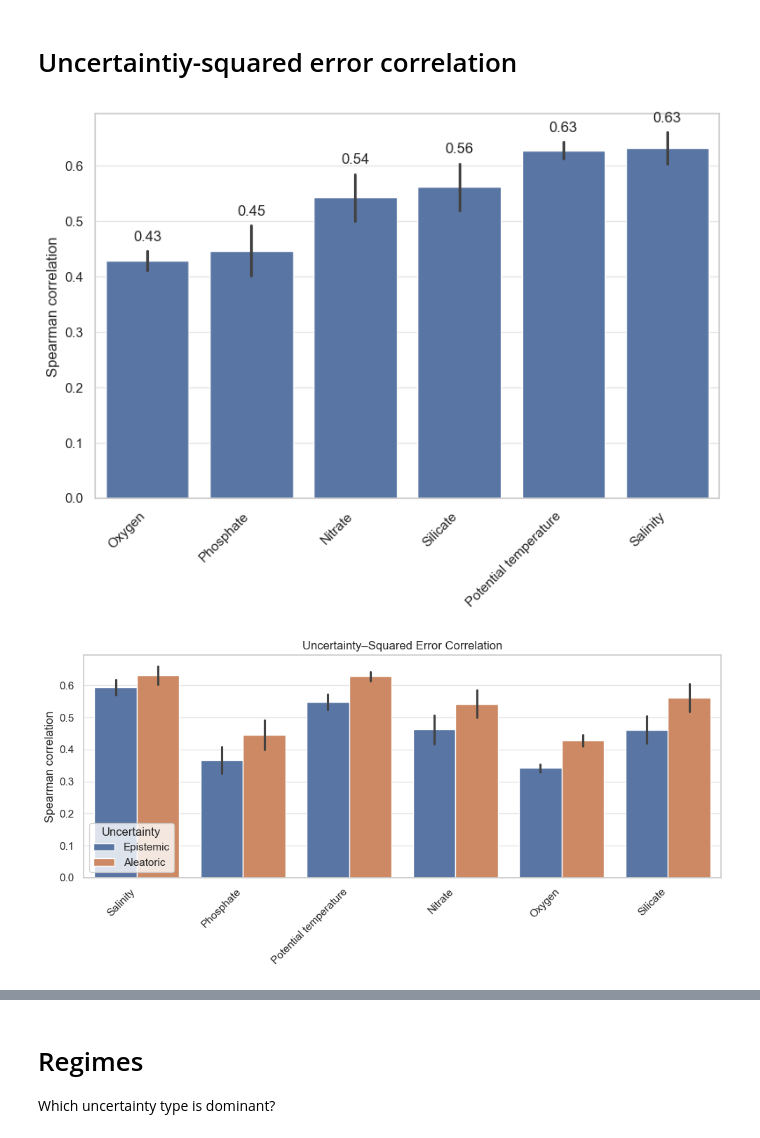
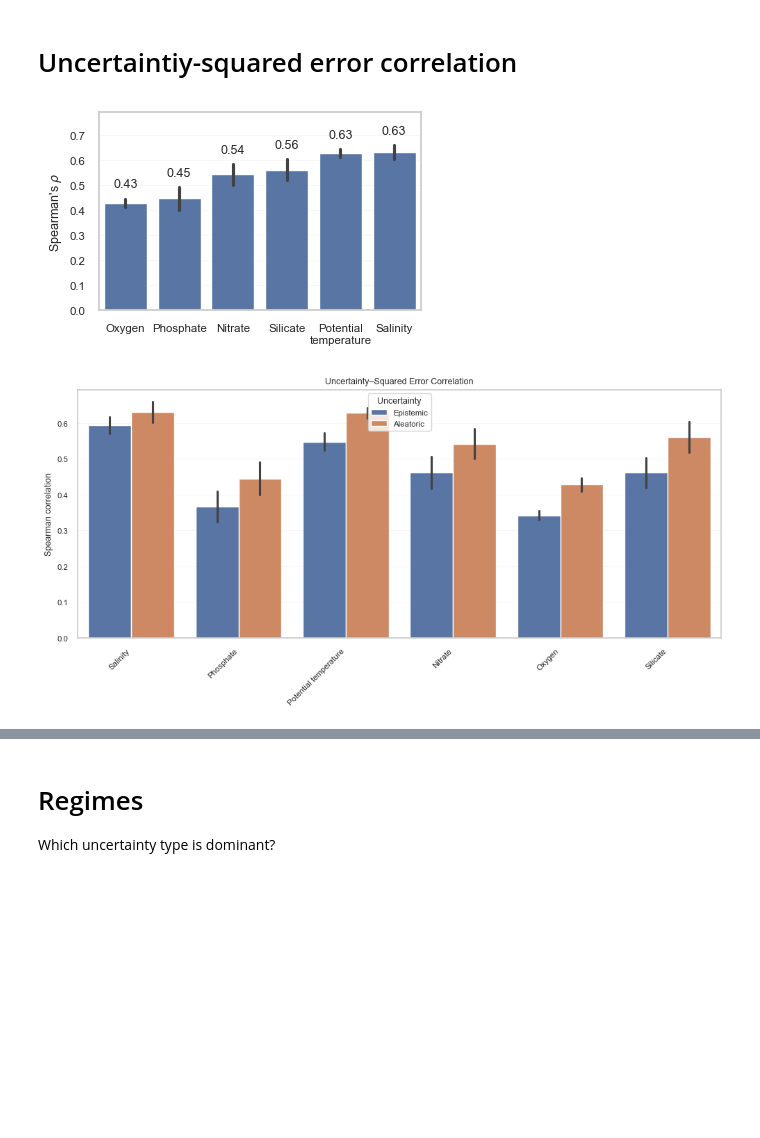
Before and after one commit to y-jenniges/time_imputation, a Jupyter notebook: uncertainty_analysis.ipynb, the cells around one changed output, grey strips where cells are left out. Drawn from its saved outputs; the diff is of its cells as text; code cells hidden in the pictures; blank space fills up the shorter version.

```diff
--- a/uncertainty_analysis.ipynb
+++ b/uncertainty_analysis.ipynb
@@ -88,7 +88,8 @@ Phosphate                                           2                     79008.
 # %% [markdown]
 # Uncertainty-missingness correlation
 # %%
-sns.set_theme(style="whitegrid")
+# Figure drawn at final print size (0.5 * 17 cm text width of the supplement), font sizes ~8 pt
+sns.set_theme(style="whitegrid", font_scale=0.75, rc={"grid.linewidth": 0.5, "grid.color": ".9"})
 
 # Uncertainty-missingness correlation, per seed then aggregated across seeds
 df = df_true.copy()
@@ -113,9 +114,9 @@ annot = pd.DataFrame(index=corrs.index)
 for col, std_col in [("Epistemic", "Epistemic_std"), ("Aleatoric", "Aleatoric_std")]:
     annot[col] = [f"{m:.2f}\n±{sd:.2f}" for m, sd in zip(corrs[col], corrs[std_col])]
 
-plt.figure(figsize=(4, 4))
+plt.figure(figsize=(3.35, 2.8))
 sns.heatmap(corrs[["Epistemic", "Aleatoric"]], annot=annot, fmt="", cmap="coolwarm", center=0, vmin=-1, vmax=1,
-            cbar_kws={"label": "Spearman correlation"})
+            cbar_kws={"label": r"Spearman's $\rho$"})
 plt.ylabel("")
 plt.tight_layout()
 plt.savefig(f"output/plots/uncertainty/{model_name}_uncertainty_missingness_correlation.pdf", bbox_inches="tight", dpi=1000)
@@ -294,23 +296,28 @@ corrs = corrs_long.groupby(["Feature", "Uncertainty"])["Spearman"].agg(["mean",
 corrs_long.to_csv(f"output/plots/uncertainty/{model_name}_spearman_correlation_uncertainty_squared_error.csv", index=False)
 # %%
 # Plot correlations
-sns.set_theme(style="whitegrid")
+# Figure drawn at final print size (0.6 * 17 cm text width of the supplement), font sizes ~8 pt
+sns.set_theme(style="whitegrid", font_scale=0.75, rc={"grid.linewidth": 0.5, "grid.color": ".9"})
 
 temp = corrs_long[corrs_long["Uncertainty"] == "Total"]
 order = corrs[corrs["Uncertainty"] == "Total"].sort_values("mean")["Feature"]
 stds = corrs[corrs["Uncertainty"] == "Total"].set_index("Feature").loc[order, "std"]
 
-fig, ax = plt.subplots(figsize=(8, 6))
+fig, ax = plt.subplots(figsize=(4.0, 2.6))
 sns.barplot(temp, x="Feature", y="Spearman", order=order, errorbar="sd", ax=ax)
 bar_label_beyond_errorbar(ax, stds, fmt="{:.2f}")
+# Leave room above the whiskers for the value labels
+means = corrs[corrs["Uncertainty"] == "Total"].set_index("Feature").loc[order, "mean"]
+ax.set_ylim(0, (means + stds).max() * 1.2)
 plt.xlabel("")
-plt.xticks(rotation=45, ha="right")
-plt.ylabel("Spearman correlation")  # Correlation uncertainty ~ squared error
+ax.set_xticks(range(len(order)))
+ax.set_xticklabels([n.replace(" ", "\n") for n in order])  # wrapped labels, no rotation
+plt.ylabel(r"Spearman's $\rho$")  # Correlation uncertainty ~ squared error
 plt.tight_layout()
 plt.savefig(f"output/plots/uncertainty/{model_name}_corr_total.pdf", bbox_inches="tight", dpi=1000)
 plt.show()
 # %% [output]
-[figure, old version]
+[figure, new version]
 # %%
 # Error-uncertainty correlations per feature
 # -> Is the uncertainty useful for ranking difficult points?
@@ -334,7 +341,7 @@ plt.tight_layout()
 plt.savefig(f"output/plots/uncertainty/uncertainty_rmse_correlation_{model_name}.png")
 plt.show()
 # %% [output]
-[figure, old version]
+[figure, new version]
 # %%
 # Absolute error vs predicted uncertainty (usefulness plot)
 abs_err = np.abs(y_pred_mean - y_true)
```
Also changed, not shown: parts of 10 cells of this notebook.
